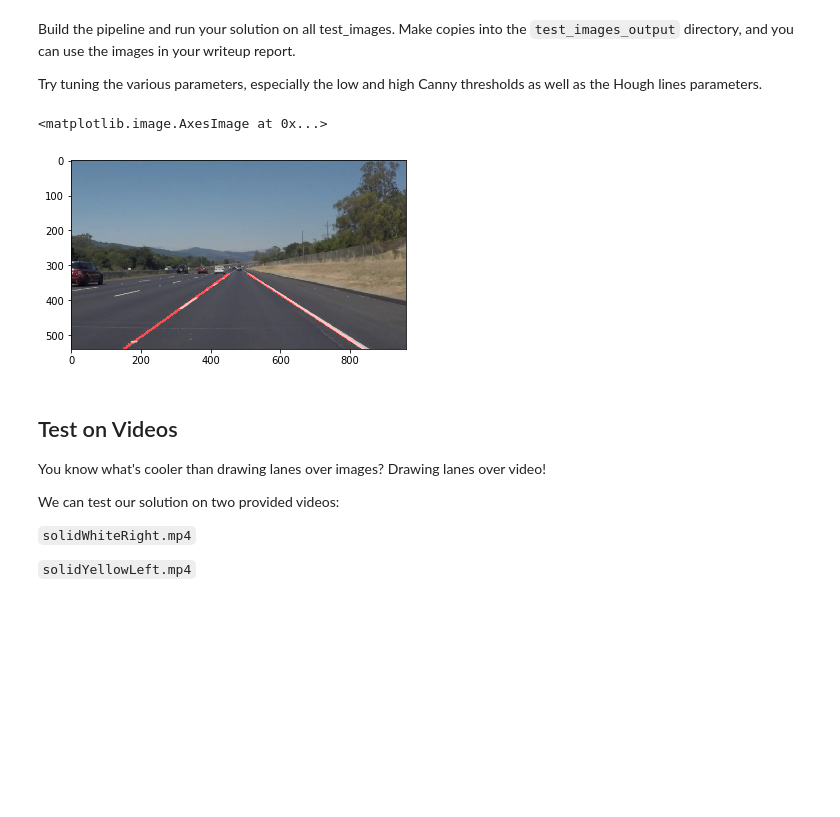
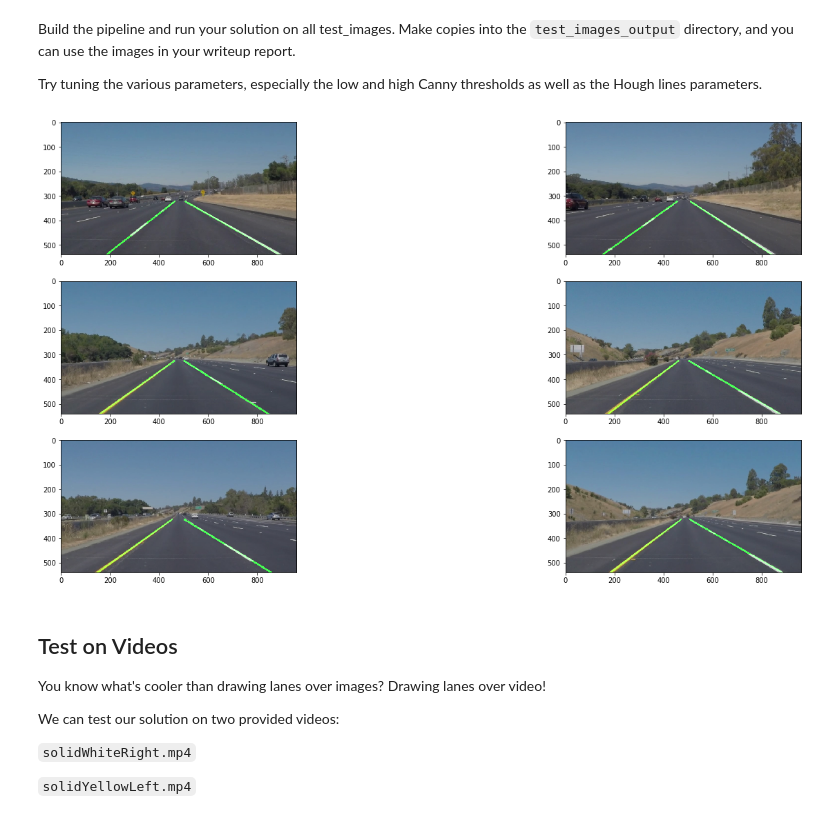
Before and after one commit to mmccuiston/CarND-LaneLines-P1, a Jupyter notebook: P1.ipynb, the cells around one changed output. Drawn from its saved outputs; the diff is of its cells as text; code cells hidden in the pictures; blank space fills up the shorter version.

Commit message:
plotting all test images

```diff
--- a/P1.ipynb
+++ b/P1.ipynb
@@ -148,7 +148,7 @@ def average_lines(lines, img):
     return [[x1,y1,x2,y2]]
 
 
-def draw_lines(img, lines, color=[255, 0, 0], thickness=5):
+def draw_lines(img, lines, color=[0, 255, 0], thickness=5):
     """
     NOTE: this is the function you might want to use as a starting point once you want to
     average/extrapolate the line segments you detect to map out the full
@@ -247,39 +247,40 @@ def pipeline(img):
 
     max_y = img.shape[0]
     max_x = img.shape[1]
 
     edges = canny(blurred, 100, 200)
 
     #plt.imsave("writeup/edges.jpg",edges)
 
     mask_region = np.array([[[0,max_y],
                              [400, 350],
                              [600, 350],
                              [max_x, max_y]]],
                            dtype=np.int32 )
 
     masked = region_of_interest(edges, mask_region)
 
     #plt.imsave("writeup/masked.jpg",masked)
 
     lines = hough_lines(masked,1, np.pi / 180 , 20, 10, 2)
 
     #plt.imsave("writeup/lines.jpg",lines)
 
     overlay = weighted_img(lines, img)
 
     #plt.imsave("writeup/final.jpg",overlay)
 
     return overlay
 
-image = mpimg.imread('test_images/solidWhiteRight.jpg')
 
-detected_image = pipeline(image)
-
-plt.imshow(detected_image,cmap='gray')
+cell = 1
+plt.figure(figsize=(24,12))
+for img in os.listdir("test_images/"):
+    plt.subplot(3,2,cell)
+    plt.imshow(pipeline(mpimg.imread('test_images/{}'.format(img))),cmap='gray')
+    cell = cell + 1
 # %% [output]
-<matplotlib.image.AxesImage at 0x...>
-[figure, old version]
+[figure, new version]
 # %% [markdown]
 ## Test on Videos
 
```
